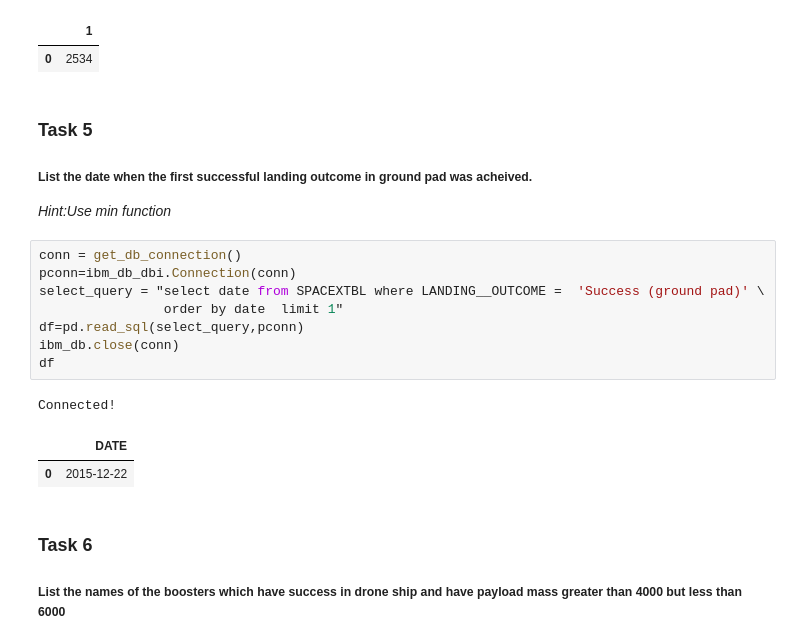
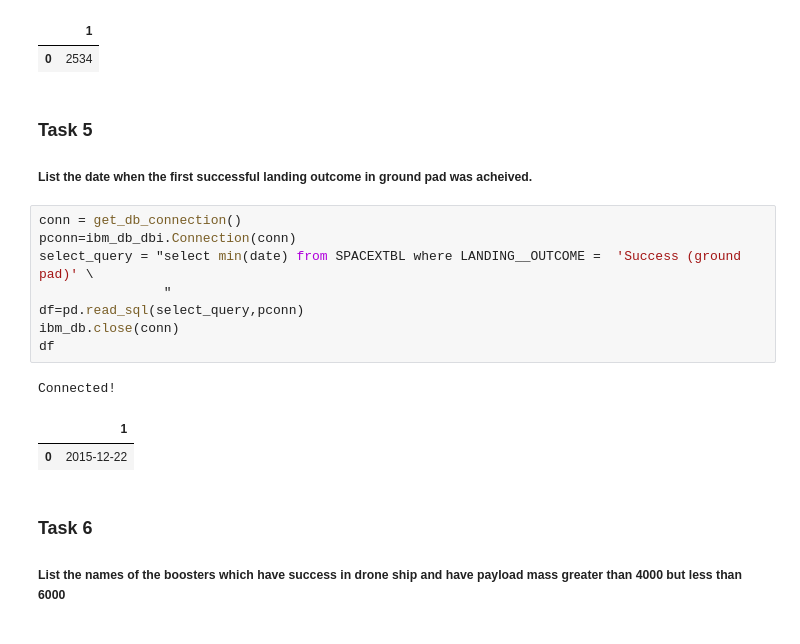
Before and after one commit to rlankelahotmail/IBMWatson, a Jupyter notebook: eda_sql.ipynb, the cells around one changed output. Drawn from its saved outputs; the diff is of its cells as text.

```diff
--- a/eda_sql.ipynb
+++ b/eda_sql.ipynb
@@ -245,19 +256,17 @@ Connected!
 ### Task 5
 
 ##### List the date when the first successful landing outcome in ground pad was acheived.
-
-*Hint:Use min function*
 # %%
 conn = get_db_connection()
 pconn=ibm_db_dbi.Connection(conn)
-select_query = "select date from SPACEXTBL where LANDING__OUTCOME =  'Success (ground pad)' \
-                order by date  limit 1"
+select_query = "select min(date) from SPACEXTBL where LANDING__OUTCOME =  'Success (ground pad)' \
+                "
 df=pd.read_sql(select_query,pconn)
 ibm_db.close(conn)
 df
 # %% [output]
 Connected!
-|  | DATE |
+|  | 1 |
 | 0 | 2015-12-22 |
 # %% [markdown]
 ### Task 6
```
Also changed, not shown: parts of 6 cells of this notebook.
